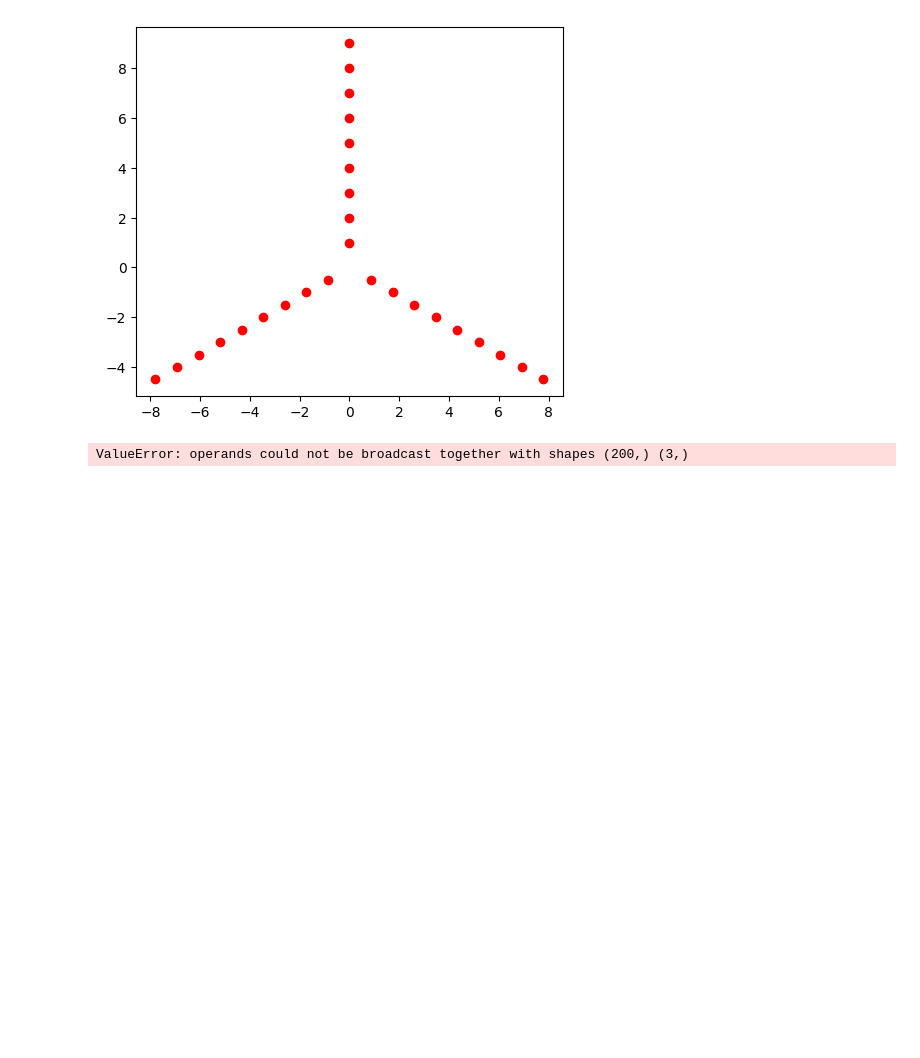
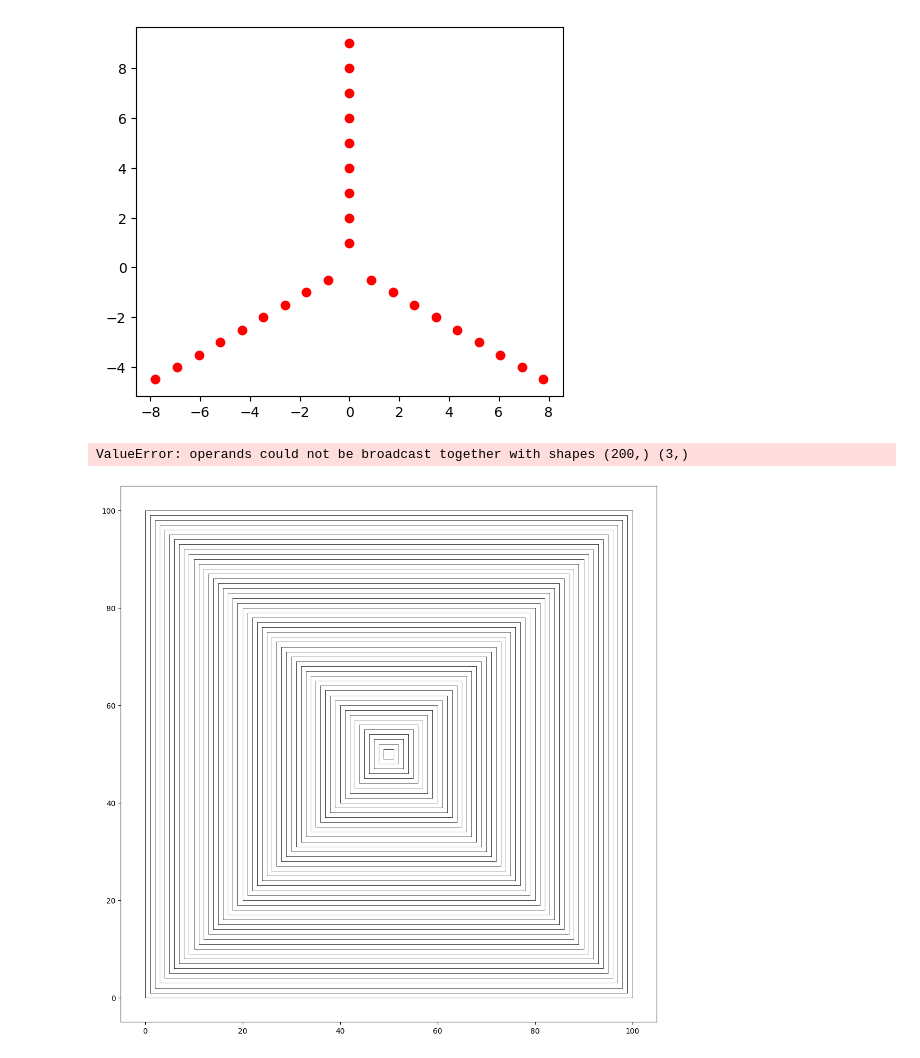
Before and after one commit to viktor-kertanov/hmmg, a Jupyter notebook: notebooks/squeeze_grid/grid.ipynb, the cells around one changed output. Drawn from its saved outputs; the diff is of its cells as text; code cells hidden in the pictures; blank space fills up the shorter version.

```diff
--- a/notebooks/squeeze_grid/grid.ipynb
+++ b/notebooks/squeeze_grid/grid.ipynb
@@ -293,3 +276,28 @@ plt.gcf().set_size_inches(10, 10)
 plt.show()
 # %% [output]
 ValueError: operands could not be broadcast together with shapes (200,) (3,)
+# %%
+x_cur, y_cur = 0, 0
+x_next, y_next = 100, 100
+m_delta = 1
+double_delta=.1
+
+linewidth=.5
+
+
+for _ in range(50):
+    plt.plot([x_cur, x_cur], [y_cur, y_next], 'k-', linewidth=linewidth)
+    plt.plot([x_cur, x_next], [y_next, y_next], 'k-', linewidth=linewidth)
+    plt.plot([x_next, x_next], [y_next, y_cur], 'k-', linewidth=linewidth)
+    plt.plot([x_next, x_cur], [y_cur, y_cur], 'k-', linewidth=linewidth)
+    x_cur += m_delta
+    y_cur += m_delta
+
+    x_next -= m_delta
+    y_next -= m_delta
+
+plt.gca().set_aspect('equal')
+plt.gcf().set_size_inches(13, 13)
+plt.show()
+# %% [output]
+[figure, added]
```
Also changed, not shown: parts of 2 cells of this notebook, 3 other files.
